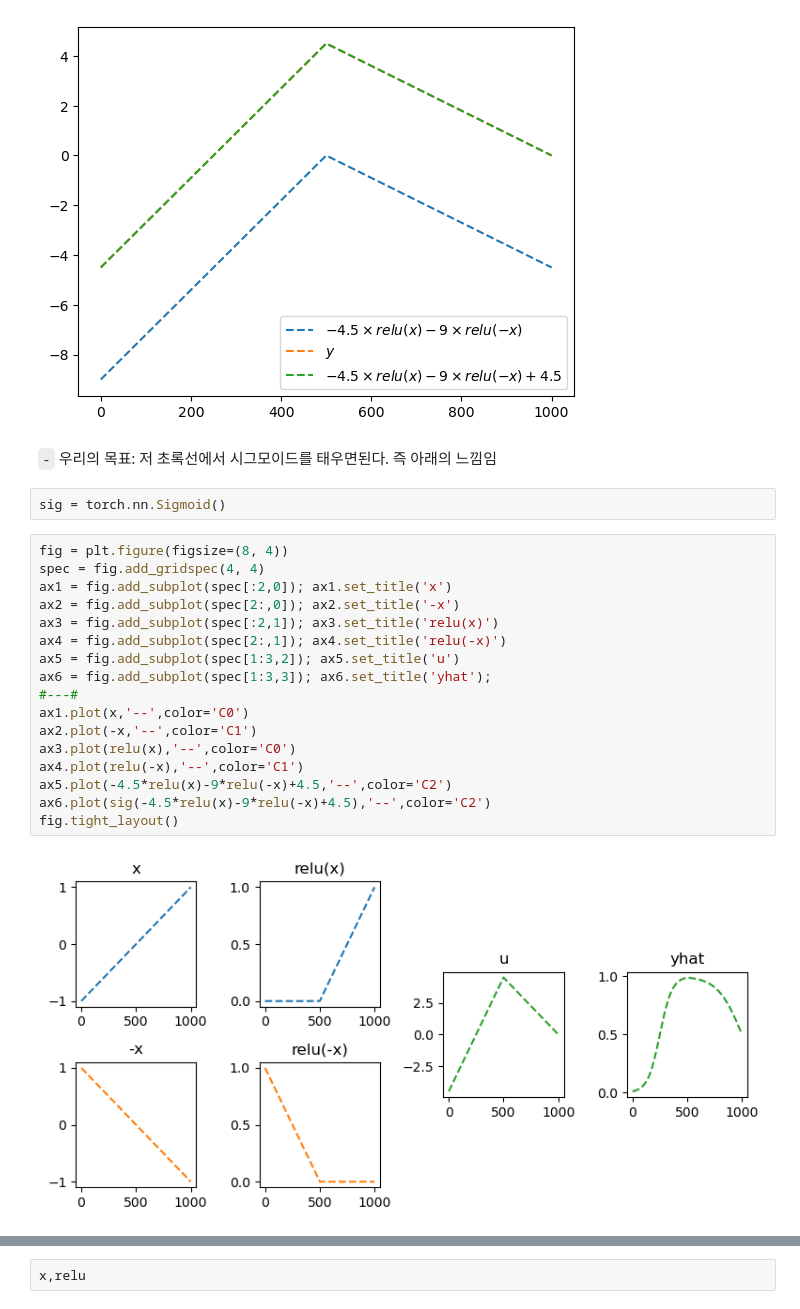
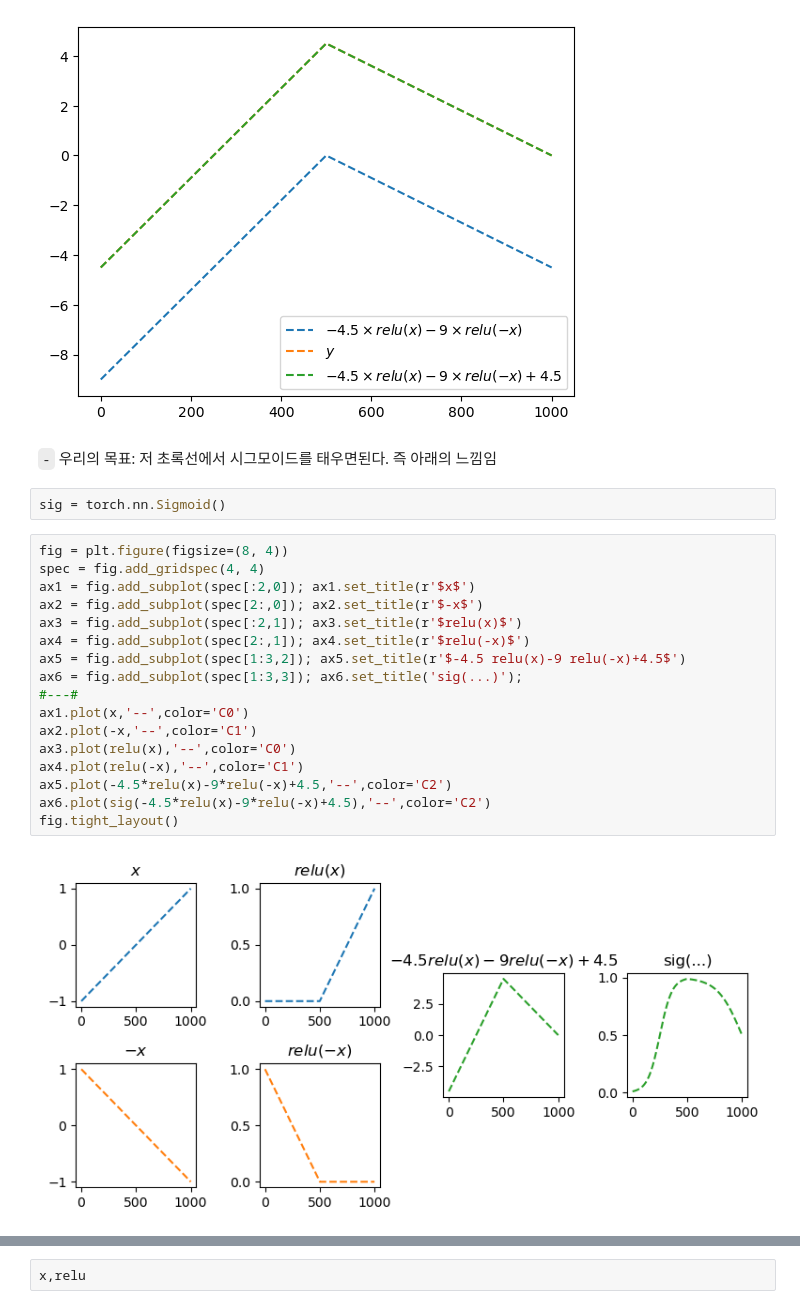
Before and after one commit to guebin/DL2024, a Jupyter notebook: docs/posts/03wk-2.out.ipynb, the cells around one changed output, grey strips where cells are left out. Cells and saved outputs as stored; diff of their text form.

```diff
--- a/docs/posts/03wk-2.out.ipynb
+++ b/docs/posts/03wk-2.out.ipynb
@@ -62,26 +81,26 @@ plt.plot(-4.5*relu(x)-9*relu(-x)+4.5,'--',label=r'$-4.5\times relu(x) -9 \times
 plt.legend()
 # %% [output]
 [figure]
-# %% [markdown]
-`-` 우리의 목표: 저 초록선에서 시그모이드를 태우면된다. 즉 아래의 느낌임
+# %% [markdown]
+`-` 우리의 목표: 저 초록선에서 시그모이드를 태우면된다. 즉 아래의 느낌임
 # %%
 sig = torch.nn.Sigmoid()
 # %%
 fig = plt.figure(figsize=(8, 4))
 spec = fig.add_gridspec(4, 4)
-ax1 = fig.add_subplot(spec[:2,0]); ax1.set_title('x')
-ax2 = fig.add_subplot(spec[2:,0]); ax2.set_title('-x')
-ax3 = fig.add_subplot(spec[:2,1]); ax3.set_title('relu(x)')
-ax4 = fig.add_subplot(spec[2:,1]); ax4.set_title('relu(-x)')
-ax5 = fig.add_subplot(spec[1:3,2]); ax5.set_title('u')
-ax6 = fig.add_subplot(spec[1:3,3]); ax6.set_title('yhat');
+ax1 = fig.add_subplot(spec[:2,0]); ax1.set_title(r'$x$')
+ax2 = fig.add_subplot(spec[2:,0]); ax2.set_title(r'$-x$')
+ax3 = fig.add_subplot(spec[:2,1]); ax3.set_title(r'$relu(x)$')
+ax4 = fig.add_subplot(spec[2:,1]); ax4.set_title(r'$relu(-x)$')
+ax5 = fig.add_subplot(spec[1:3,2]); ax5.set_title(r'$-4.5 relu(x)-9 relu(-x)+4.5$')
+ax6 = fig.add_subplot(spec[1:3,3]); ax6.set_title('sig(...)');
 #---#
 ax1.plot(x,'--',color='C0')
 ax2.plot(-x,'--',color='C1')
 ax3.plot(relu(x),'--',color='C0')
 ax4.plot(relu(-x),'--',color='C1')
 ax5.plot(-4.5*relu(x)-9*relu(-x)+4.5,'--',color='C2')
 ax6.plot(sig(-4.5*relu(x)-9*relu(-x)+4.5),'--',color='C2')
 fig.tight_layout()
 # %% [output]
-[figure, old version]
+[figure, new version]
```
Also changed, not shown: parts of 34 cells of this notebook, 22 other files.
